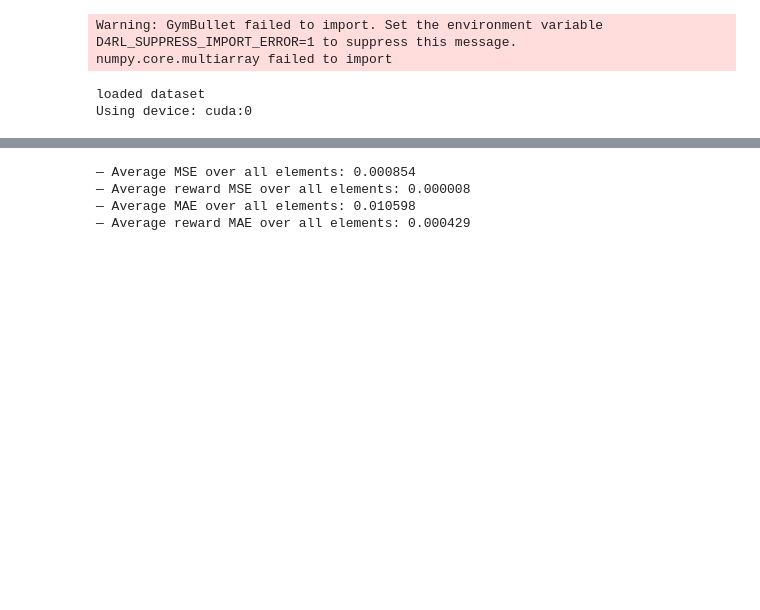
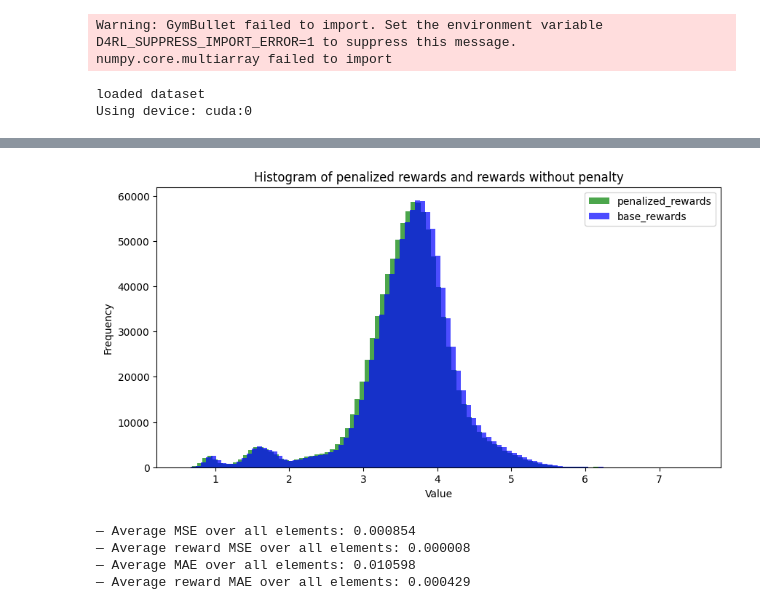
Before and after one commit to aysintumay/mbpo_uq, a Jupyter notebook: analyze_world_transition_model.ipynb, the cells around one changed output, grey strips where cells are left out. Drawn from its saved outputs; the diff is of its cells as text; code cells hidden in the pictures; blank space fills up the shorter version.

```diff
--- a/analyze_world_transition_model.ipynb
+++ b/analyze_world_transition_model.ipynb
@@ -275,3 +323,17 @@ TypeError: can't convert cuda:0 device type tensor to numpy. Use Tensor.cpu() to
+# %%
+penalized_rewards = base_rewards.reshape(-1,1) - 0.01* all_stds.reshape(-1,1)
+#plot penalized rewards
+plt.figure(figsize=(10, 5))
+plt.hist(penalized_rewards.detach().cpu().numpy(), bins=100, alpha=0.7, color='green', label='penalized_rewards')
+plt.hist(base_rewards.detach().cpu().numpy(), bins=100, alpha=0.7, color='blue', label='base_rewards')
+plt.title('Histogram of penalized rewards and rewards without penalty')
+plt.xlabel('Value')
+
+plt.ylabel('Frequency')
+plt.legend()
+plt.show()
+# %% [output]
+[figure, added]
 # %%
 
 pred, pred_reward =  get_eval(world_model, eval_data, wm=True)
```
Also changed, not shown: parts of 6 cells of this notebook, 27 other files.
